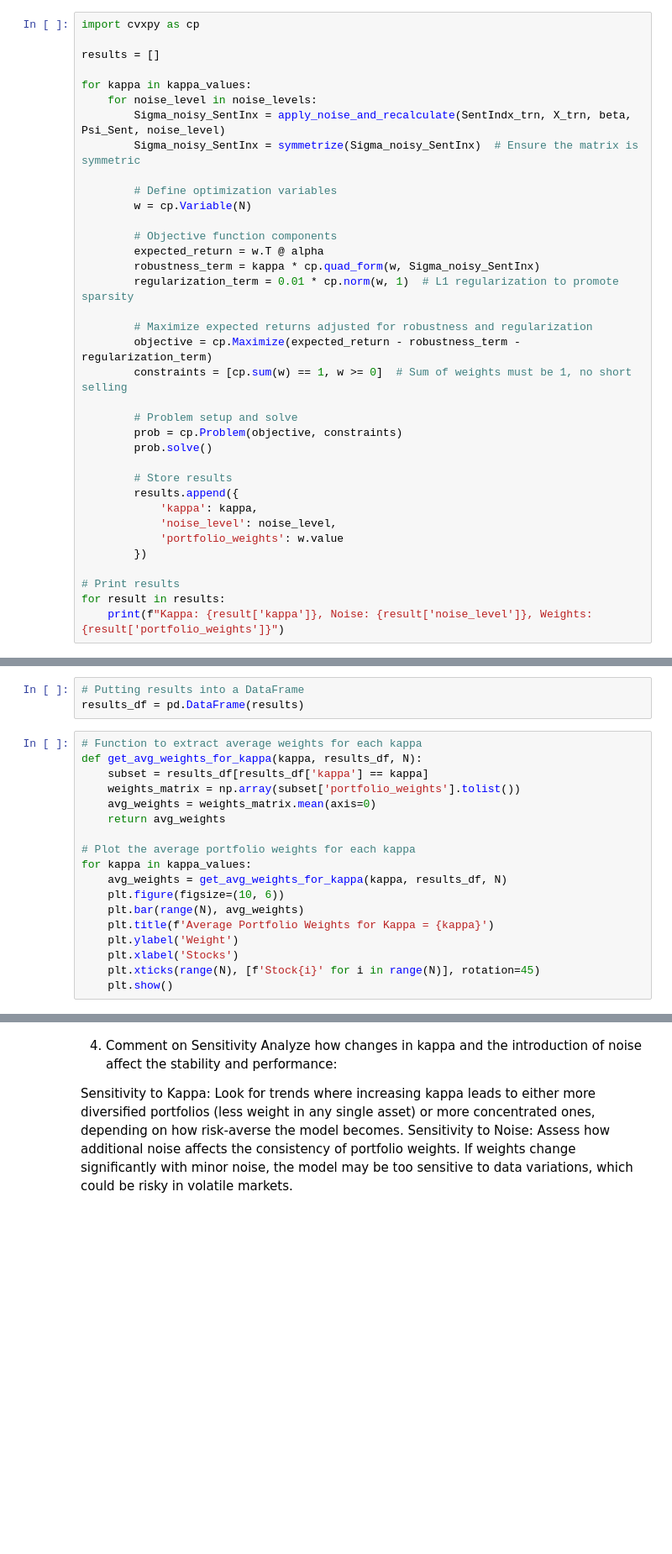
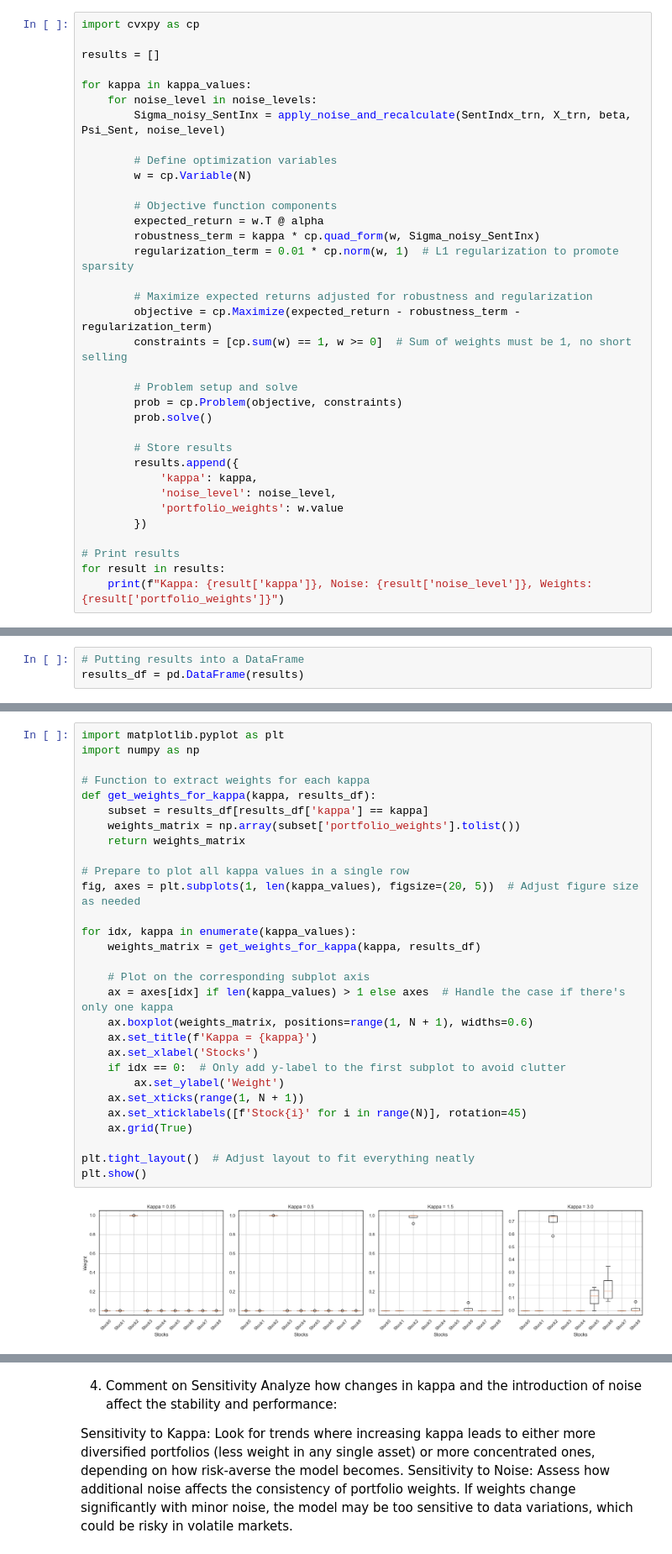
Before and after one commit to ruimaciell/2nd_homework_ml, a Jupyter notebook: Exercise2.ipynb, the cells around one changed output, grey strips where cells are left out. Shown at 84% size. Saved outputs shown, nothing was run; the diff lists cells and outputs as text; blank space fills up the shorter version.

```diff
--- a/Exercise2.ipynb
+++ b/Exercise2.ipynb
@@ -250,7 +258,6 @@ results = []
 for kappa in kappa_values:
     for noise_level in noise_levels:
         Sigma_noisy_SentInx = apply_noise_and_recalculate(SentIndx_trn, X_trn, beta, Psi_Sent, noise_level)
-        Sigma_noisy_SentInx = symmetrize(Sigma_noisy_SentInx)  # Ensure the matrix is symmetric
 
         # Define optimization variables
         w = cp.Variable(N)
@@ -305,21 +312,3 @@ import numpy as np
 # %%
 # Putting results into a DataFrame
 results_df = pd.DataFrame(results)
-# %%
-# Function to extract average weights for each kappa
-def get_avg_weights_for_kappa(kappa, results_df, N):
-    subset = results_df[results_df['kappa'] == kappa]
-    weights_matrix = np.array(subset['portfolio_weights'].tolist())
-    avg_weights = weights_matrix.mean(axis=0)
-    return avg_weights
-
-# Plot the average portfolio weights for each kappa
-for kappa in kappa_values:
-    avg_weights = get_avg_weights_for_kappa(kappa, results_df, N)
-    plt.figure(figsize=(10, 6))
-    plt.bar(range(N), avg_weights)
-    plt.title(f'Average Portfolio Weights for Kappa = {kappa}')
-    plt.ylabel('Weight')
-    plt.xlabel('Stocks')
-    plt.xticks(range(N), [f'Stock{i}' for i in range(N)], rotation=45)
-    plt.show()
@@ -335,0 +315,31 @@ for kappa in kappa_values:
+# %%
+import matplotlib.pyplot as plt
+import numpy as np
+
+# Function to extract weights for each kappa
+def get_weights_for_kappa(kappa, results_df):
+    subset = results_df[results_df['kappa'] == kappa]
+    weights_matrix = np.array(subset['portfolio_weights'].tolist())
+    return weights_matrix
+
+# Prepare to plot all kappa values in a single row
+fig, axes = plt.subplots(1, len(kappa_values), figsize=(20, 5))  # Adjust figure size as needed
+
+for idx, kappa in enumerate(kappa_values):
+    weights_matrix = get_weights_for_kappa(kappa, results_df)
+
+    # Plot on the corresponding subplot axis
+    ax = axes[idx] if len(kappa_values) > 1 else axes  # Handle the case if there's only one kappa
+    ax.boxplot(weights_matrix, positions=range(1, N + 1), widths=0.6)
+    ax.set_title(f'Kappa = {kappa}')
+    ax.set_xlabel('Stocks')
+    if idx == 0:  # Only add y-label to the first subplot to avoid clutter
+        ax.set_ylabel('Weight')
+    ax.set_xticks(range(1, N + 1))
+    ax.set_xticklabels([f'Stock{i}' for i in range(N)], rotation=45)
+    ax.grid(True)
+
+plt.tight_layout()  # Adjust layout to fit everything neatly
+plt.show()
+# %% [output]
+[figure, added]
```
Also changed, not shown: parts of 16 cells of this notebook, 1 other file.
